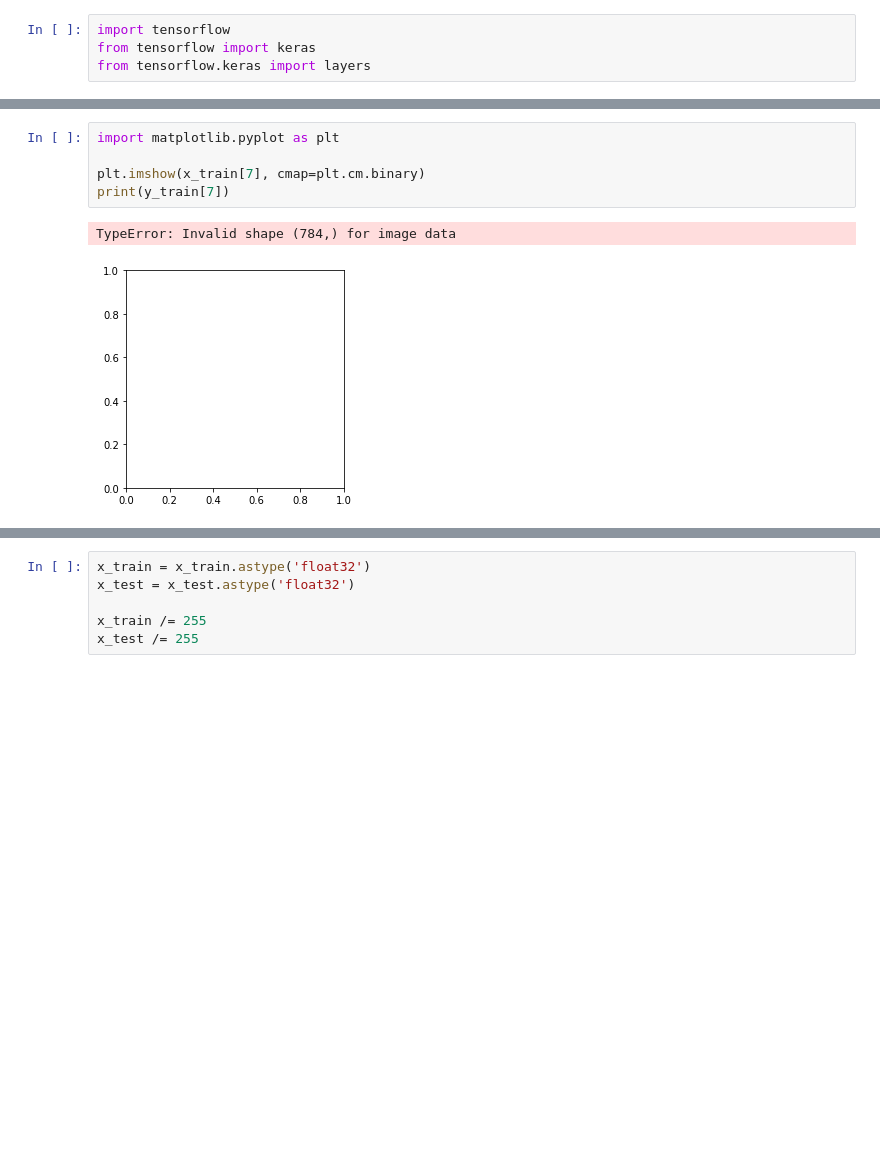
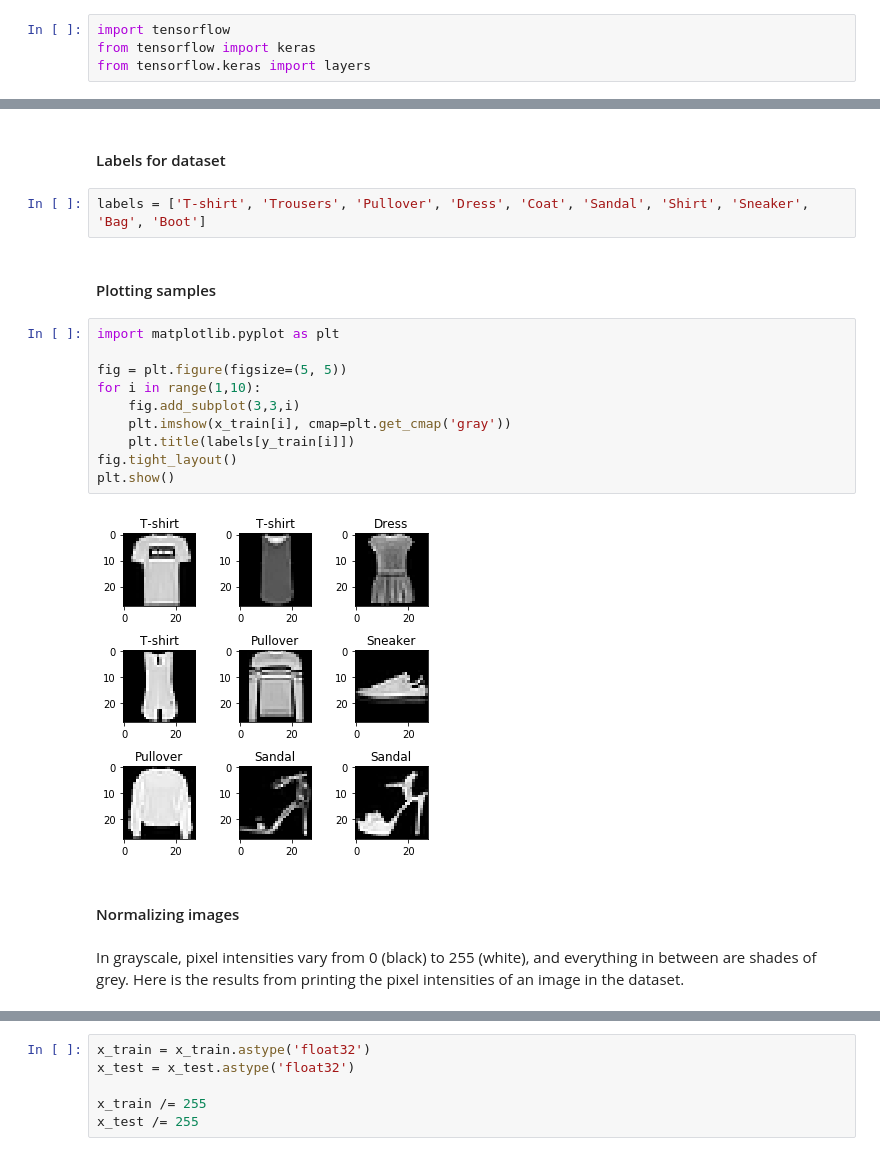
Before and after one commit to J-Douglas/NeuralNetworkWorkshop, a Jupyter notebook: NeuralNetworkWorkshop.ipynb, the cells around one changed output, grey strips where cells are left out. Drawn from its saved outputs; the diff is of its cells as text; blank space fills up the shorter version.

```diff
--- a/NeuralNetworkWorkshop.ipynb
+++ b/NeuralNetworkWorkshop.ipynb
@@ -52,8 +46,22 @@ Downloading data from https://storage.googleapis.com/tensorflow/tf-keras-dataset
-# %%
-import matplotlib.pyplot as plt
-
-plt.imshow(x_train[7], cmap=plt.cm.binary)
-print(y_train[7])
-# %% [output]
-TypeError: Invalid shape (784,) for image data
-[figure, removed]
+# %% [markdown]
+#### Labels for dataset
+# %%
+labels = ['T-shirt', 'Trousers', 'Pullover', 'Dress', 'Coat', 'Sandal', 'Shirt', 'Sneaker', 'Bag', 'Boot']
+# %% [markdown]
+#### Plotting samples
+# %%
+import matplotlib.pyplot as plt
+
+fig = plt.figure(figsize=(5, 5))
+for i in range(1,10):
+    fig.add_subplot(3,3,i)
+    plt.imshow(x_train[i], cmap=plt.get_cmap('gray'))
+    plt.title(labels[y_train[i]])
+fig.tight_layout()
+plt.show()
+# %% [output]
+[figure, added]
+# %% [markdown]
+#### Normalizing images
+# %% [markdown]
+In grayscale, pixel intensities vary from 0 (black) to 255 (white), and everything in between are shades of grey. Here is the results from printing the pixel intensities of an image in the dataset.
```
Also changed, not shown: parts of 25 cells of this notebook.
